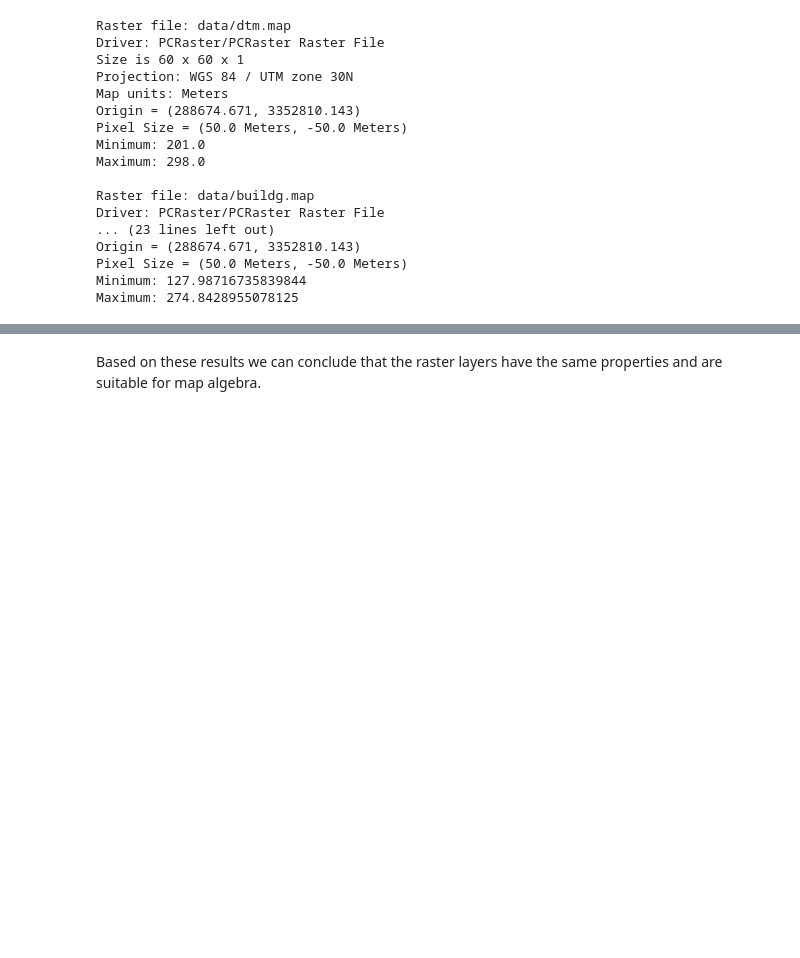
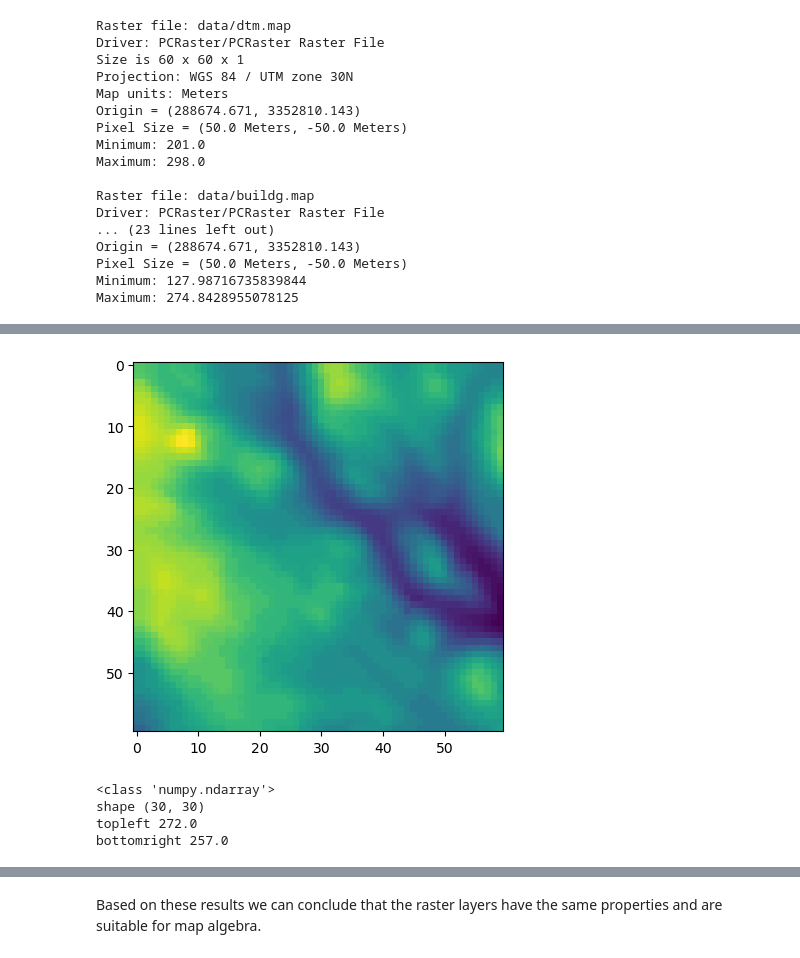
Before and after one commit to felwind14/Py4hydroApp, a Jupyter notebook: 3_MapAlPcrtut/1_MapAlgebra/3_Preparation.ipynb, the cells around one changed output, grey strips where cells are left out. Saved outputs shown, nothing was run; the diff lists cells and outputs as text; code cells hidden in the pictures; blank space fills up the shorter version.

```diff
--- a/3_MapAlPcrtut/1_MapAlgebra/3_Preparation.ipynb
+++ b/3_MapAlPcrtut/1_MapAlgebra/3_Preparation.ipynb
@@ -237,0 +278,44 @@ Maximum: 274.8428955078125
+# %%
+##Ploting
+
+import matplotlib.pyplot as plt
+#Now passing as an array and printing
+# use 0;0 for the topleft pixel; -1; -1 for the bottomright
+xoff = -1
+yoff = -1
+
+# use 1-1 to extract a single pixel, otherwise extract multiple pixels
+win_xsize = 60
+win_ysize = 60
+
+px = gdarr.BandReadAsArray(RasterLayerBand, xoff, yoff, win_xsize, win_ysize)
+px[px == -9999] = None # or just use band.GetNoDataValue()
+plt.imshow(px)
+plt.show()
+# %% [output]
+[figure, added]
+# %%
+#extract a subset
+##################
+
+# use 0;0 for the topleft pixel; -1; -1 for the bottomright
+xoff = -1
+yoff = -1
+
+# use 1-1 to extract a single pixel, otherwise extract multiple pixels
+win_xsize = 30
+win_ysize = 30
+
+# read a single band as a 2D array
+px = gdarr.BandReadAsArray(RasterLayerBand, xoff, yoff, win_xsize, win_ysize)
+print(type(px))
+print('shape', px.shape)
+
+# use 0;0 for the topleft pixel; -1; -1 for the bottomright
+print('topleft', px[0,0])
+print('bottomright', px[-1,-1])
+# %% [output]
+<class 'numpy.ndarray'>
+shape (30, 30)
+topleft 272.0
+bottomright 257.0
```
Also changed, not shown: parts of 7 cells of this notebook.
